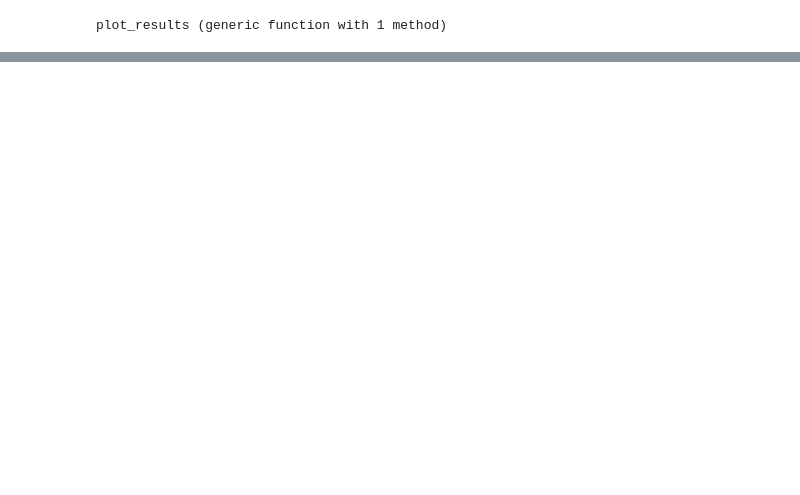
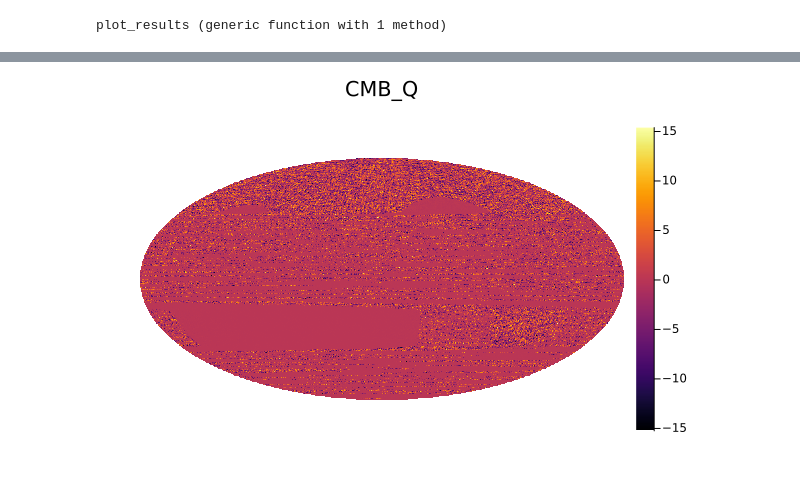
Before and after one commit to teob97/Master-Thesis-Pipeline, a Jupyter notebook: notebooks/fgbuster_plot.ipynb, the cells around one changed output, grey strips where cells are left out. Drawn from its saved outputs; the diff is of its cells as text; code cells hidden in the pictures; blank space fills up the shorter version.

```diff
--- a/notebooks/fgbuster_plot.ipynb
+++ b/notebooks/fgbuster_plot.ipynb
@@ -72,0 +72,4 @@ title!(l)
+# %%
+get_map_and_hist(data["lspe_wmap"]["60arcsec"]["ideal"], "Q", 256)[1][1]
+# %% [output]
+[figure, added]
```
Also changed, not shown: parts of 5 cells of this notebook, 3 other files.
